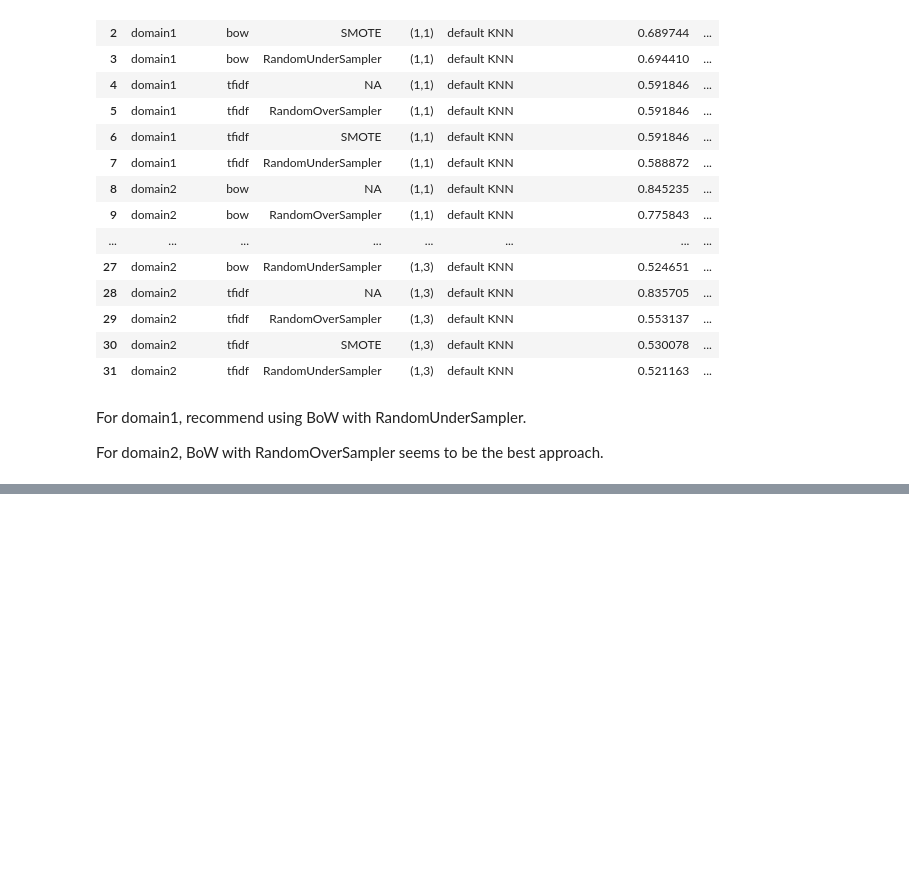
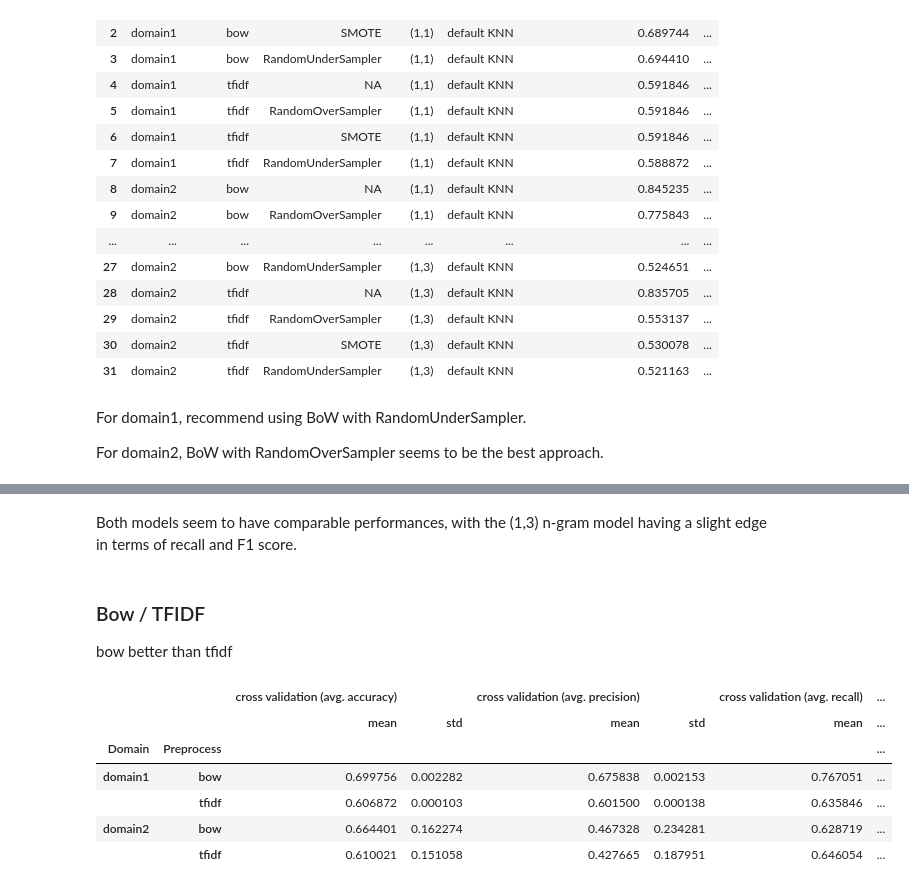
Before and after one commit to hoapple/machine_write_detection, a Jupyter notebook: notebook/KNN.ipynb, the cells around one changed output, grey strips where cells are left out. Cells and saved outputs as stored; diff of their text form; code cells hidden in the pictures; blank space fills up the shorter version.

```diff
--- a/notebook/KNN.ipynb
+++ b/notebook/KNN.ipynb
@@ -246,0 +279,22 @@ For domain2, BoW with RandomOverSampler seems to be the best approach.
+# %% [markdown]
+Both models seem to have comparable performances, with the (1,3) n-gram model having a slight edge in terms of recall and F1 score.
+# %% [markdown]
+### Bow / TFIDF
+bow better than tfidf
+# %%
+agg_metrics = df_results[df_results['n-gram'] == "(1,3)"].groupby(['Domain',"Preprocess"]).agg({
+    'cross validation (avg. accuracy)': ['mean', 'std'],
+    'cross validation (avg. precision)': ['mean', 'std'],
+    'cross validation (avg. recall)': ['mean', 'std'],
+    'cross validation (avg. F1)': ['mean', 'std']
+})
+agg_metrics
+#bow better than tfidf
+# %% [output]
+|  |  | cross validation (avg. accuracy) |  | cross validation (avg. precision) |  | cross validation (avg. recall) | ... |
+|  |  | mean | std | mean | std | mean | ... |
+| Domain | Preprocess |  |  |  |  |  | ... |
+| domain1 | bow | 0.699756 | 0.002282 | 0.675838 | 0.002153 | 0.767051 | ... |
+|  | tfidf | 0.606872 | 0.000103 | 0.601500 | 0.000138 | 0.635846 | ... |
+| domain2 | bow | 0.664401 | 0.162274 | 0.467328 | 0.234281 | 0.628719 | ... |
+|  | tfidf | 0.610021 | 0.151058 | 0.427665 | 0.187951 | 0.646054 | ... |
```
Also changed, not shown: parts of 11 cells of this notebook, 4 other files.
